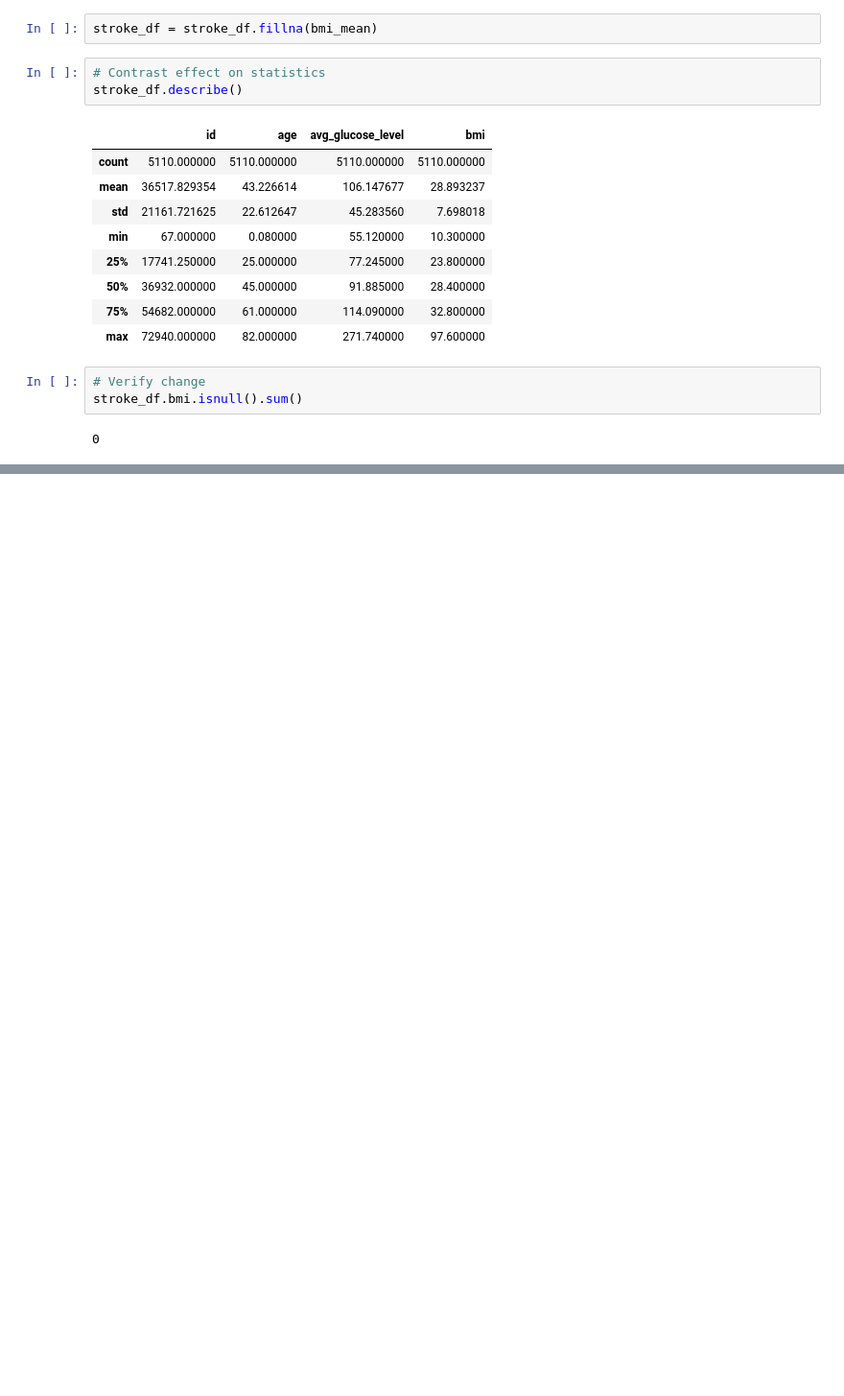
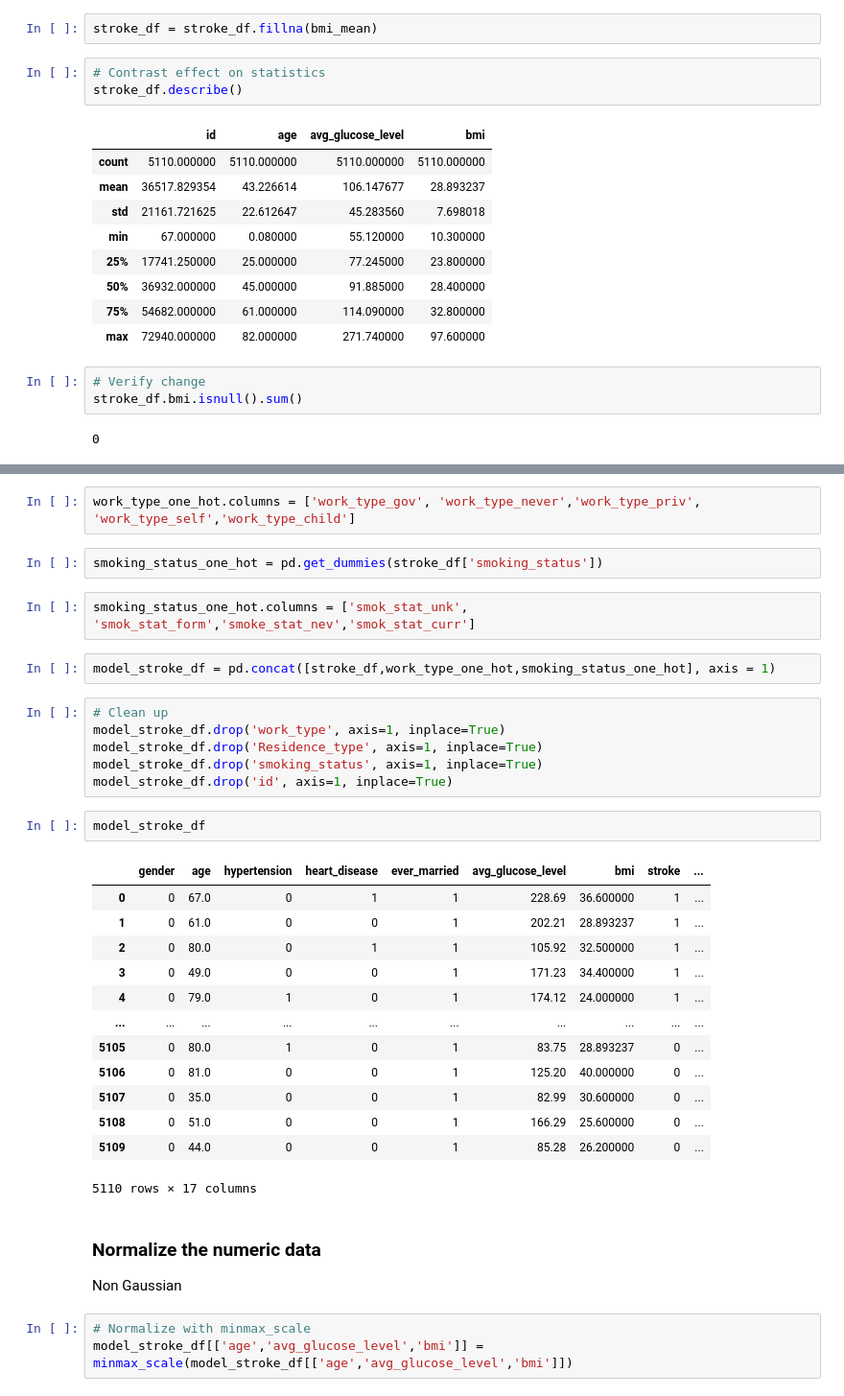
Before and after one commit to SDLoyd/Stroke, a Jupyter notebook: code/stroke.ipynb, the cells around one changed output, grey strips where cells are left out. Shown at 96% size. Saved outputs shown, nothing was run; the diff lists cells and outputs as text; blank space fills up the shorter version.

```diff
--- a/code/stroke.ipynb
+++ b/code/stroke.ipynb
@@ -111,0 +170,36 @@ stroke_df.bmi.isnull().sum()
+# %%
+work_type_one_hot.columns = ['work_type_gov', 'work_type_never','work_type_priv', 'work_type_self','work_type_child']
+# %%
+smoking_status_one_hot = pd.get_dummies(stroke_df['smoking_status'])
+# %%
+smoking_status_one_hot.columns = ['smok_stat_unk', 'smok_stat_form','smoke_stat_nev','smok_stat_curr']
+# %%
+model_stroke_df = pd.concat([stroke_df,work_type_one_hot,smoking_status_one_hot], axis = 1)
+# %%
+# Clean up
+model_stroke_df.drop('work_type', axis=1, inplace=True)
+model_stroke_df.drop('Residence_type', axis=1, inplace=True)
+model_stroke_df.drop('smoking_status', axis=1, inplace=True)
+model_stroke_df.drop('id', axis=1, inplace=True)
+# %%
+model_stroke_df
+# %% [output]
+|  | gender | age | hypertension | heart_disease | ever_married | avg_glucose_level | bmi | stroke | ... |
+| 0 | 0 | 67.0 | 0 | 1 | 1 | 228.69 | 36.600000 | 1 | ... |
+| 1 | 0 | 61.0 | 0 | 0 | 1 | 202.21 | 28.893237 | 1 | ... |
+| 2 | 0 | 80.0 | 0 | 1 | 1 | 105.92 | 32.500000 | 1 | ... |
+| 3 | 0 | 49.0 | 0 | 0 | 1 | 171.23 | 34.400000 | 1 | ... |
+| 4 | 0 | 79.0 | 1 | 0 | 1 | 174.12 | 24.000000 | 1 | ... |
+| ... | ... | ... | ... | ... | ... | ... | ... | ... | ... |
+| 5105 | 0 | 80.0 | 1 | 0 | 1 | 83.75 | 28.893237 | 0 | ... |
+| 5106 | 0 | 81.0 | 0 | 0 | 1 | 125.20 | 40.000000 | 0 | ... |
+| 5107 | 0 | 35.0 | 0 | 0 | 1 | 82.99 | 30.600000 | 0 | ... |
+| 5108 | 0 | 51.0 | 0 | 0 | 1 | 166.29 | 25.600000 | 0 | ... |
+| 5109 | 0 | 44.0 | 0 | 0 | 1 | 85.28 | 26.200000 | 0 | ... |
+5110 rows × 17 columns
+# %% [markdown]
+### Normalize the numeric data
+Non Gaussian
+# %%
+# Normalize with minmax_scale
+model_stroke_df[['age','avg_glucose_level','bmi']] = minmax_scale(model_stroke_df[['age','avg_glucose_level','bmi']])
```
Also changed, not shown: parts of 35 cells of this notebook.
